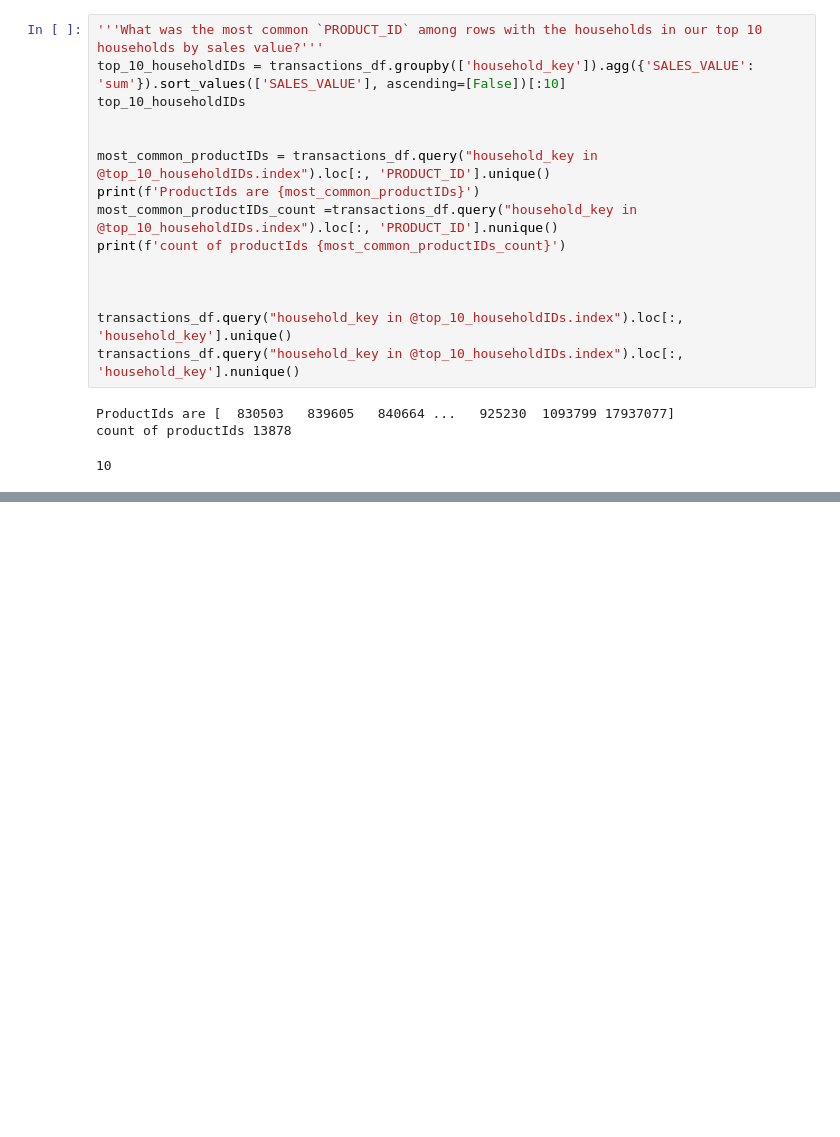
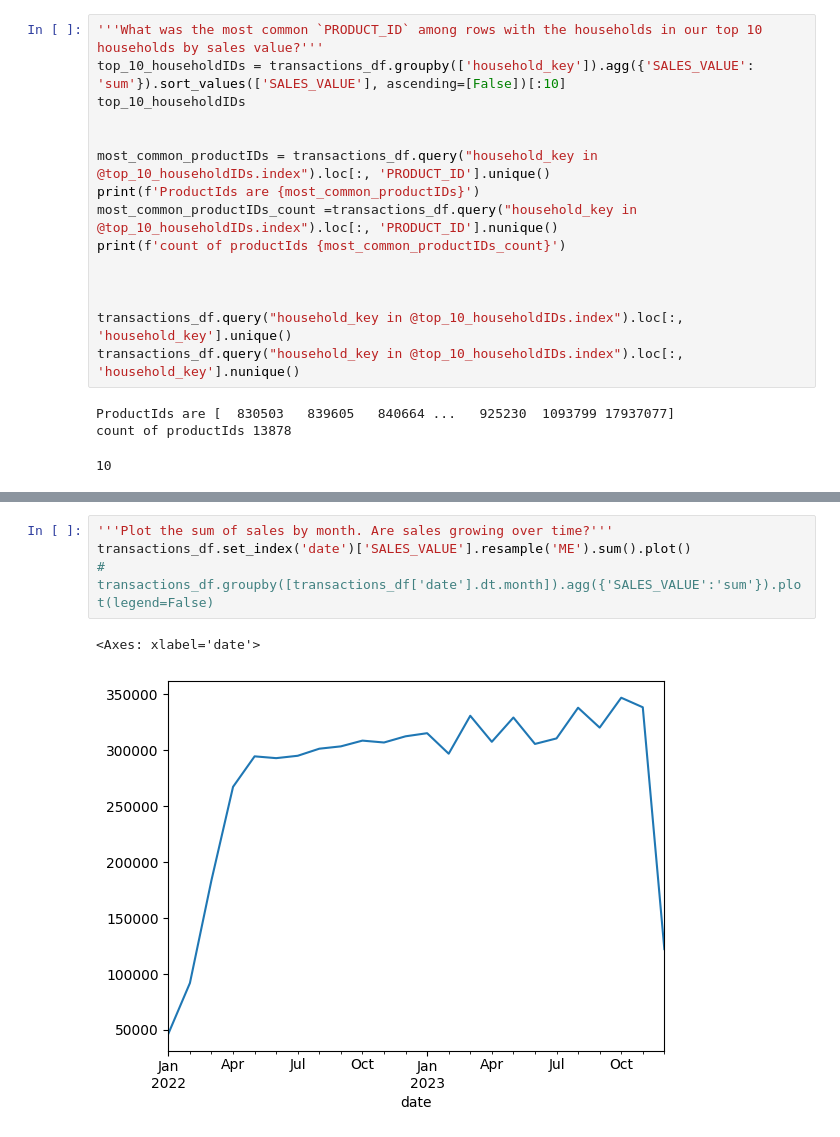
Before and after one commit to Mayar9/Mega_Market, a Jupyter notebook: Acquisition_target_data.ipynb, the cells around one changed output, grey strips where cells are left out. Saved outputs shown, nothing was run; the diff lists cells and outputs as text; blank space fills up the shorter version.

```diff
--- a/Acquisition_target_data.ipynb
+++ b/Acquisition_target_data.ipynb
@@ -502,0 +627,7 @@ products.query("PRODUCT_ID == @lookup2_top10_products[0]")
+# %%
+'''Plot the sum of sales by month. Are sales growing over time?'''
+transactions_df.set_index('date')['SALES_VALUE'].resample('ME').sum().plot()
+# transactions_df.groupby([transactions_df['date'].dt.month]).agg({'SALES_VALUE':'sum'}).plot(legend=False)
+# %% [output]
+<Axes: xlabel='date'>
+[figure, added]
```
Also changed, not shown: parts of 16 cells of this notebook.
